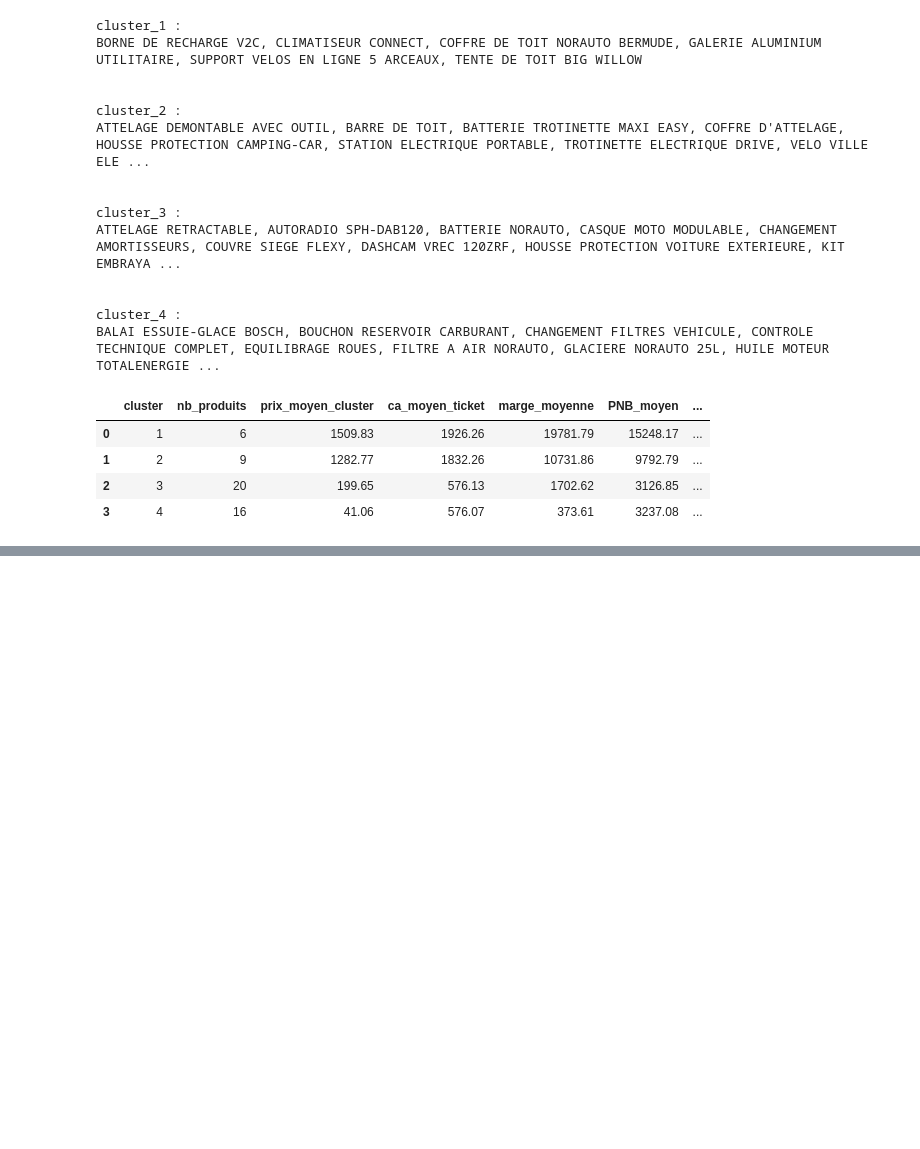
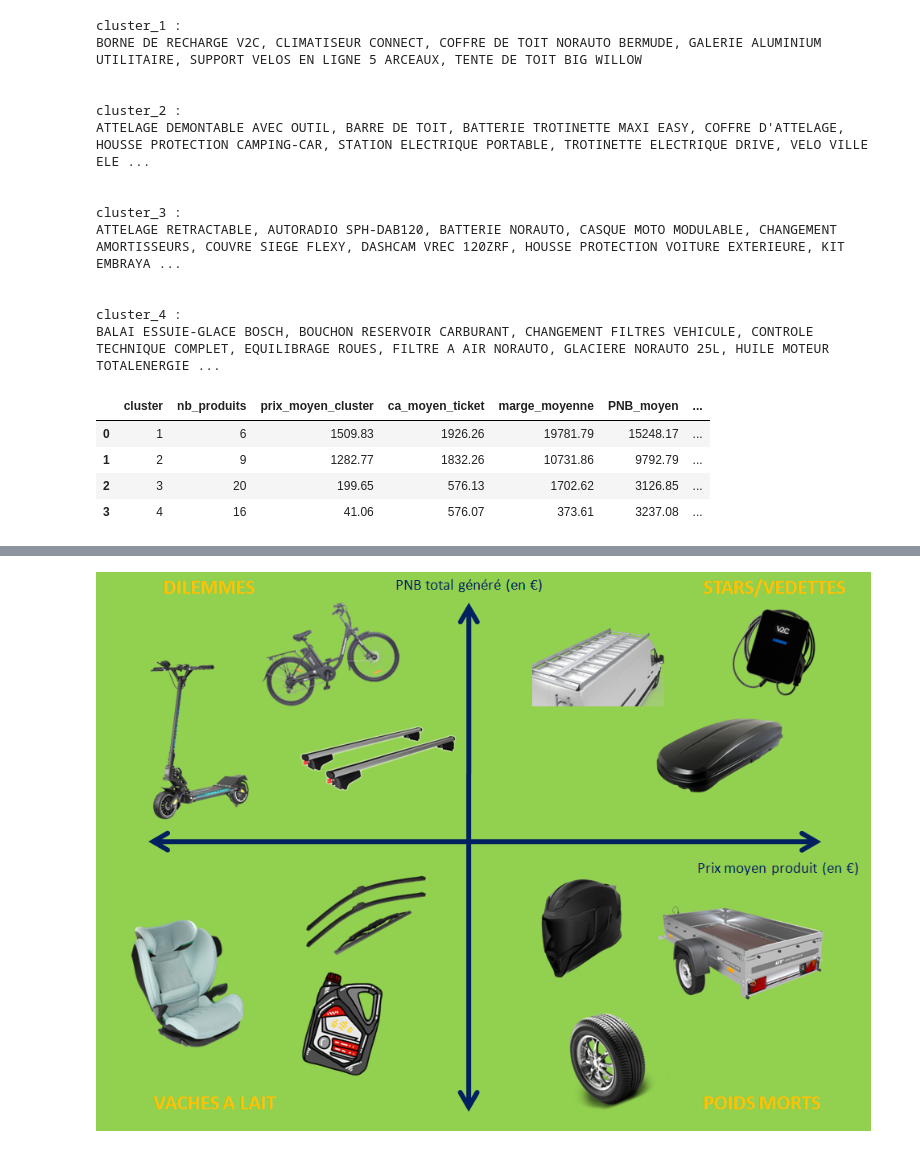
Before and after one commit to Athletics92/Retail-products-banking-analysis, a Jupyter notebook: 01_NOTEBOOK/_20250808_retail_products_banking_analysis.ipynb, the cells around one changed output, grey strips where cells are left out. Drawn from its saved outputs; the diff is of its cells as text; code cells hidden in the pictures; blank space fills up the shorter version.

```diff
--- a/01_NOTEBOOK/_20250808_retail_products_banking_analysis.ipynb
+++ b/01_NOTEBOOK/_20250808_retail_products_banking_analysis.ipynb
@@ -366,0 +369,4 @@ Beaucoup sont des produits d'appel ou peu rentables donc peu appétents à du fi
+# %%
+display(Image(filename="C:/Users/gaeta/Documents/03_ PYTHON/04_NOTEBOOK/bcg_financement.png"))
+# %% [output]
+[figure, added]
```
Also changed, not shown: parts of 7 cells of this notebook.
